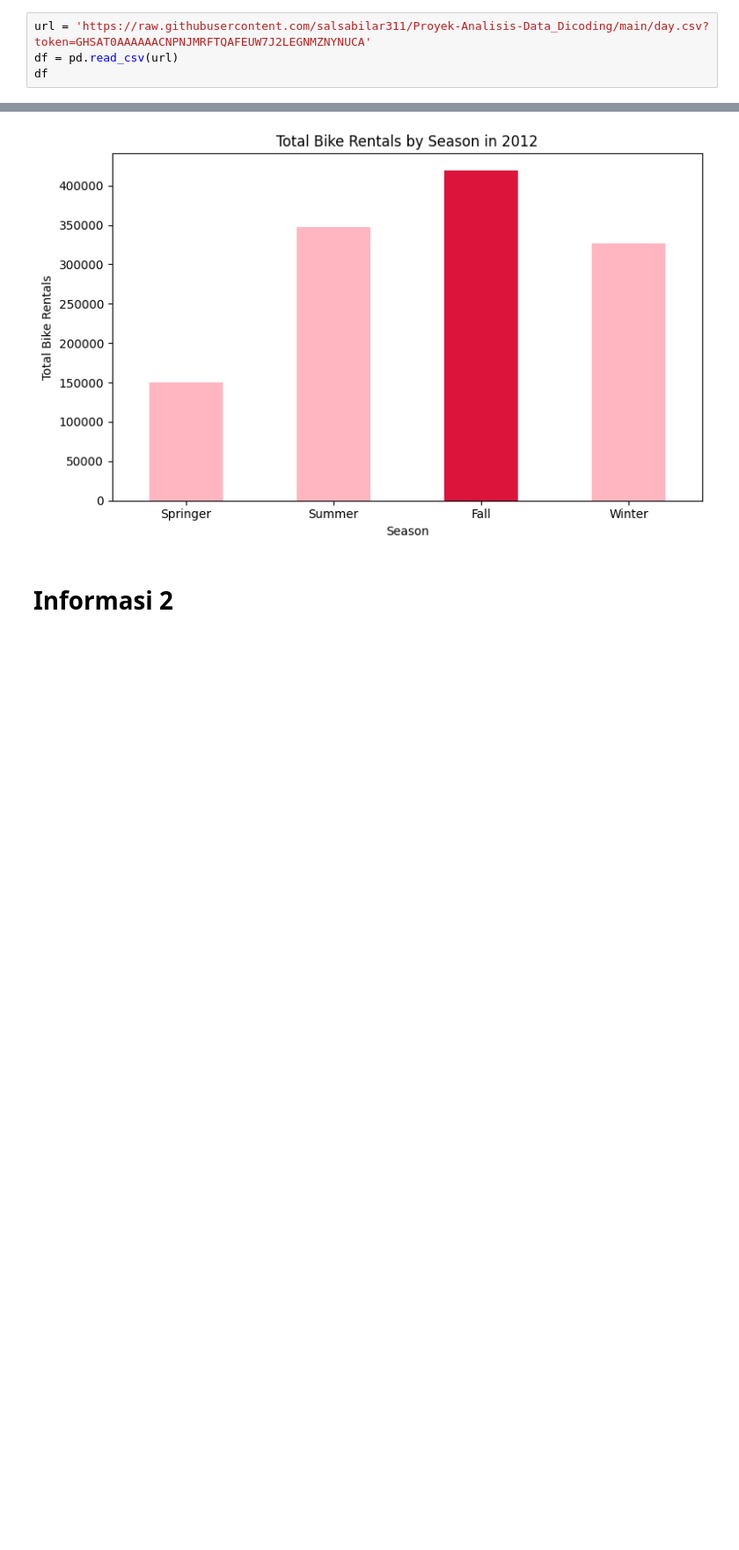
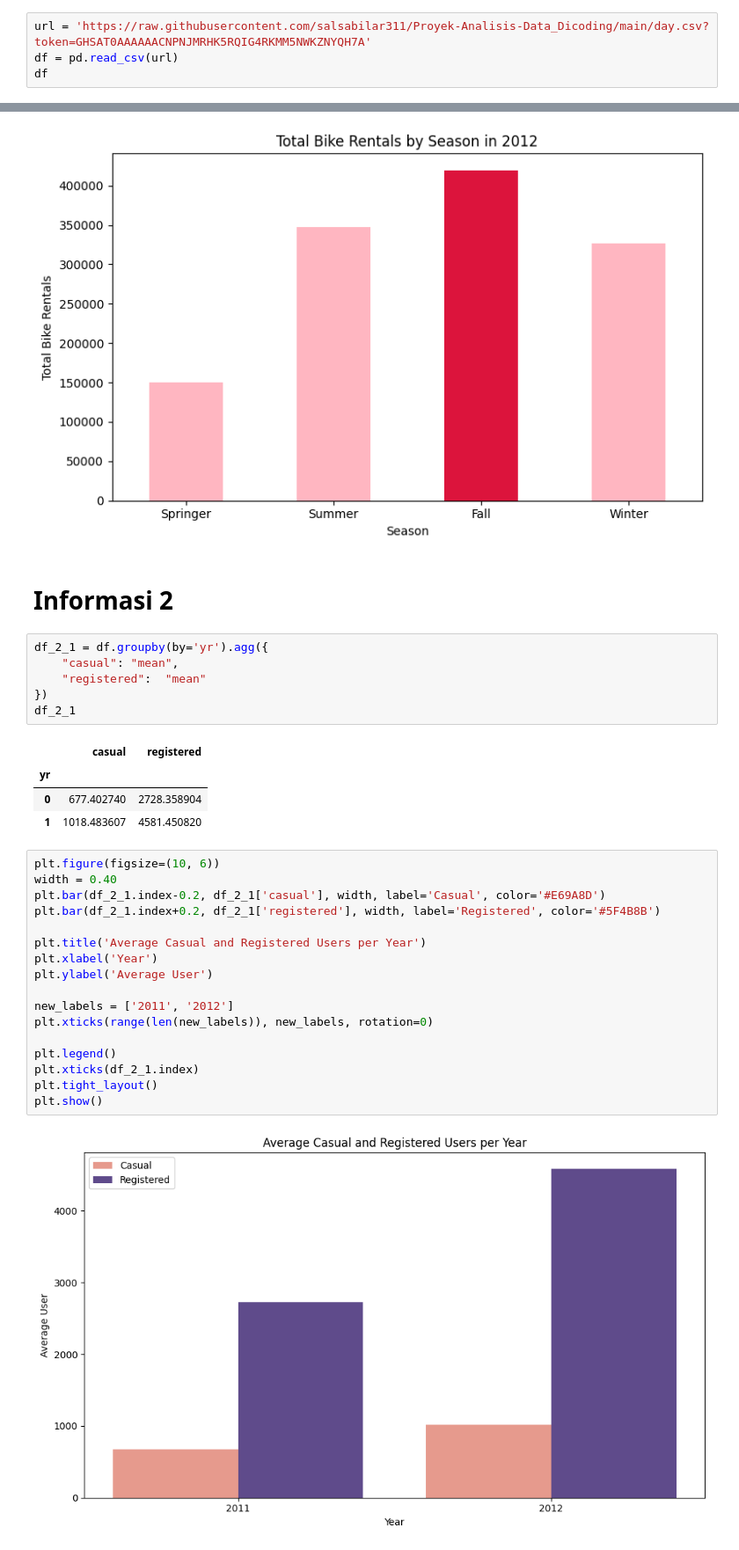
Before and after one commit to salsabilar311/Proyek-Analisis-Data_Dicoding, a Jupyter notebook: Analysis_of_Bike_Sharing_Dataset.ipynb, the cells around one changed output, grey strips where cells are left out. Shown: that part at 88% size. Cells and saved outputs as stored; diff of their text form; blank space fills up the shorter version.

```diff
--- a/Analysis_of_Bike_Sharing_Dataset.ipynb
+++ b/Analysis_of_Bike_Sharing_Dataset.ipynb
@@ -5,7 +5,7 @@ import pandas as pd
 import matplotlib.pyplot as plt
 import seaborn as sns
 # %%
-url = 'https://raw.githubusercontent.com/salsabilar311/Proyek-Analisis-Data_Dicoding/main/day.csv?token=GHSAT0AAAAAACNPNJMRFTQAFEUW7J2LEGNMZNYNUCA'
+url = 'https://raw.githubusercontent.com/salsabilar311/Proyek-Analisis-Data_Dicoding/main/day.csv?token=GHSAT0AAAAAACNPNJMRHK5RQIG4RKMM5NWKZNYQH7A'
 df = pd.read_csv(url)
 df
 # %% [output]
@@ -121,3 +128,33 @@ plt.show()
 [figure]
 # %% [markdown]
 # Informasi 2
+# %%
+df_2_1 = df.groupby(by='yr').agg({
+    "casual": "mean",
+    "registered":  "mean"
+})
+df_2_1
+# %% [output]
+|  | casual | registered |
+| yr |  |  |
+| 0 | 677.402740 | 2728.358904 |
+| 1 | 1018.483607 | 4581.450820 |
+# %%
+plt.figure(figsize=(10, 6))
+width = 0.40
+plt.bar(df_2_1.index-0.2, df_2_1['casual'], width, label='Casual', color='#E69A8D')
+plt.bar(df_2_1.index+0.2, df_2_1['registered'], width, label='Registered', color='#5F4B8B')
+
+plt.title('Average Casual and Registered Users per Year')
+plt.xlabel('Year')
+plt.ylabel('Average User')
+
+new_labels = ['2011', '2012']
+plt.xticks(range(len(new_labels)), new_labels, rotation=0)
+
+plt.legend()
+plt.xticks(df_2_1.index)
+plt.tight_layout()
+plt.show()
+# %% [output]
+[figure, added]
```
Also changed, not shown: parts of 1 cell of this notebook.
